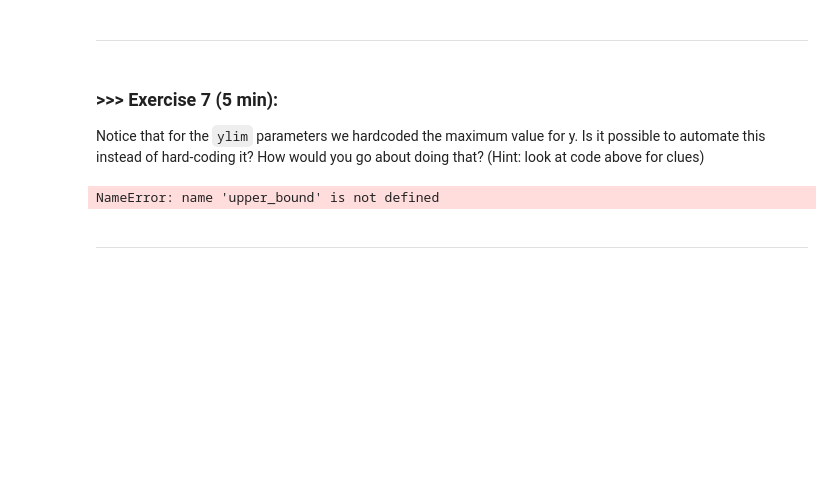
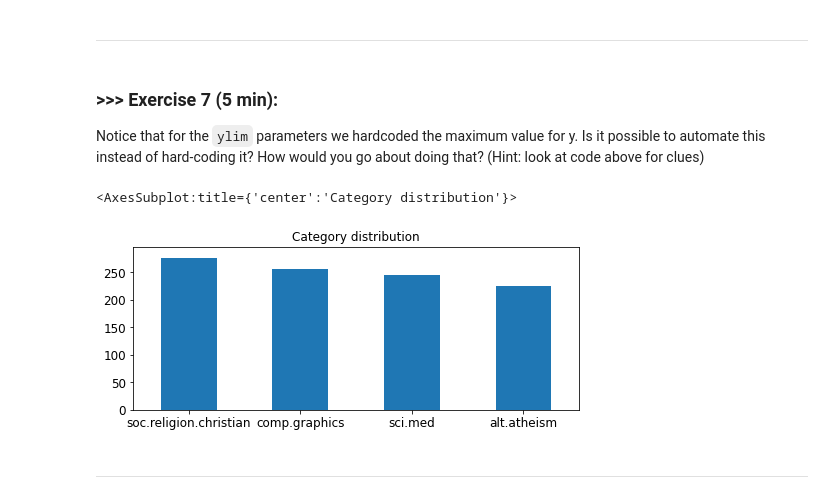
Before and after one commit to 109065431/DM2020-Lab1-Master, a Jupyter notebook: DM2020-Lab1-Master.ipynb, the cells around one changed output. Saved outputs shown, nothing was run; the diff lists cells and outputs as text; code cells hidden in the pictures; blank space fills up the shorter version.

```diff
--- a/DM2020-Lab1-Master.ipynb
+++ b/DM2020-Lab1-Master.ipynb
@@ -801,15 +811,16 @@
 Notice that for the `ylim` parameters we hardcoded the maximum value for y. Is it possible to automate this instead of hard-coding it? How would you go about doing that? (Hint: look at code above for clues)
 # %%
 # Answer here
-upper_bound=
+upper_bound= max(X_sample.category_name.value_counts())+20
 
 # plot barchart for X_sample
 X_sample.category_name.value_counts().plot(kind = 'bar',
                                            title = 'Category distribution',
                                            ylim = [0, upper_bound],
                                            rot = 0, fontsize = 12, figsize = (8,3))
 # %% [output]
-NameError: name 'upper_bound' is not defined
+<AxesSubplot:title={'center':'Category distribution'}>
+[figure, added]
 # %% [markdown]
 ---
 # %% [markdown]
```
Also changed, not shown: parts of 10 cells of this notebook.
